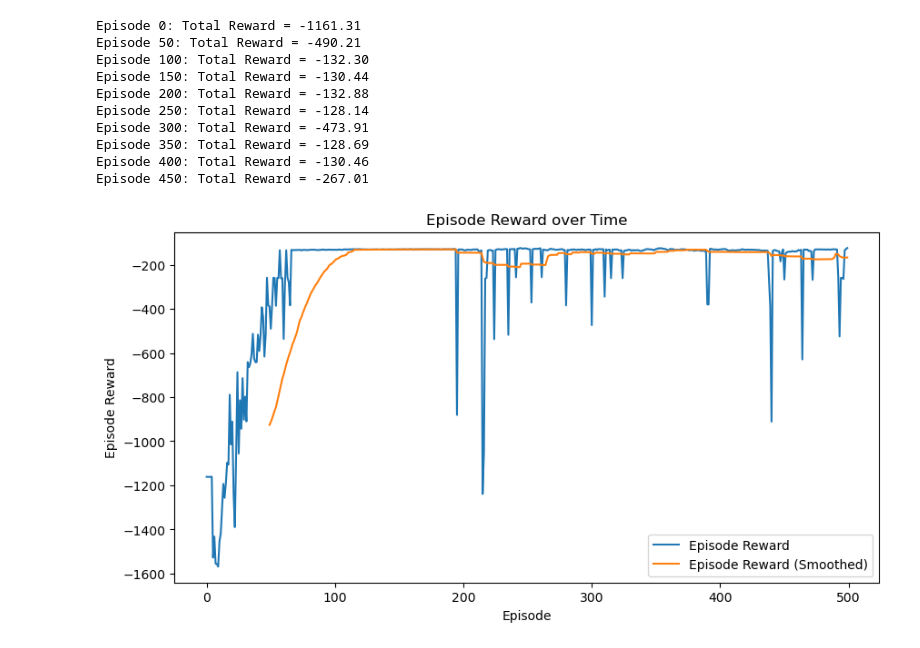
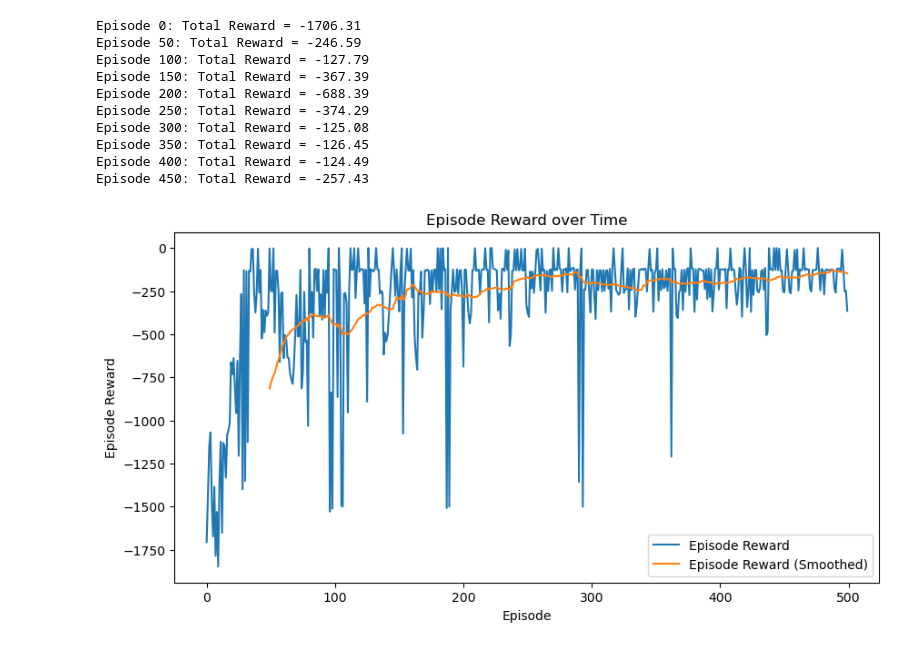
Before and after one commit to RanZhu1989/RL_PlayGround, a Jupyter notebook: Policy_Gradient/DDPG.ipynb, the cells around one changed output. Cells and saved outputs as stored; diff of their text form; code cells hidden in the pictures.

```diff
--- a/Policy_Gradient/DDPG.ipynb
+++ b/Policy_Gradient/DDPG.ipynb
@@ -210,6 +210,7 @@ class TrainManager():
         self.device = torch.device(my_device)
 
         self.env = env
+        _,_ = self.env.reset(seed=self.seed)
         self.episode_num = episode_num
         obs_dim = gym.spaces.utils.flatdim(env.observation_space)
         action_dim = gym.spaces.utils.flatdim(env.action_space)
@@ -249,7 +250,7 @@ class TrainManager():
 
     def train_episode(self) -> float:
         total_reward = 0
-        obs,_ = self.env.reset(seed=self.seed)
+        obs,_ = self.env.reset()
         while True:
             action = self.agent.get_behavior_action(obs)
             next_obs, reward, terminated, truncated, _ = self.env.step(action)
@@ -283,33 +284,32 @@ class TrainManager():
         plt.legend()
         plt.show()
 # %%
-if __name__ == "__main__":
-    env = gym.make('Pendulum-v1')
-    Manger = TrainManager(env = env,
-                        episode_num = 500,
-                        actor_lr = 1e-3,
-                        critic_lr = 1e-2,
-                        gamma = 0.95,
-                        sigma_noise = 0.01,
-                        buffer_capacity = 10000,
-                        replay_start_size = 1000,
-                        actor_update_frequent = 1,
-                        target_update_tau = 5e-3,
-                        batch_size = 64,
-                        seed = 0,
-                        my_device = "cpu"
-                        )
-    Manger.train()
-    Manger.plotting()
+env = gym.make('Pendulum-v1')
+Manger = TrainManager(env = env,
+                    episode_num = 500,
+                    actor_lr = 1e-3,
+                    critic_lr = 1e-2,
+                    gamma = 0.95,
+                    sigma_noise = 0.01,
+                    buffer_capacity = 10000,
+                    replay_start_size = 1000,
+                    actor_update_frequent = 1,
+                    target_update_tau = 5e-3,
+                    batch_size = 64,
+                    seed = 0,
+                    my_device = "cpu"
+                    )
+Manger.train()
+Manger.plotting()
 # %% [output]
-Episode 0: Total Reward = -1161.31
-Episode 50: Total Reward = -490.21
-Episode 100: Total Reward = -132.30
-Episode 150: Total Reward = -130.44
-Episode 200: Total Reward = -132.88
-Episode 250: Total Reward = -128.14
-Episode 300: Total Reward = -473.91
-Episode 350: Total Reward = -128.69
-Episode 400: Total Reward = -130.46
-Episode 450: Total Reward = -267.01
+Episode 0: Total Reward = -1706.31
+Episode 50: Total Reward = -246.59
+Episode 100: Total Reward = -127.79
+Episode 150: Total Reward = -367.39
+Episode 200: Total Reward = -688.39
+Episode 250: Total Reward = -374.29
+Episode 300: Total Reward = -125.08
+Episode 350: Total Reward = -126.45
+Episode 400: Total Reward = -124.49
+Episode 450: Total Reward = -257.43
-[figure, old version]
+[figure, new version]
```
Also changed, not shown: 14 other files.
